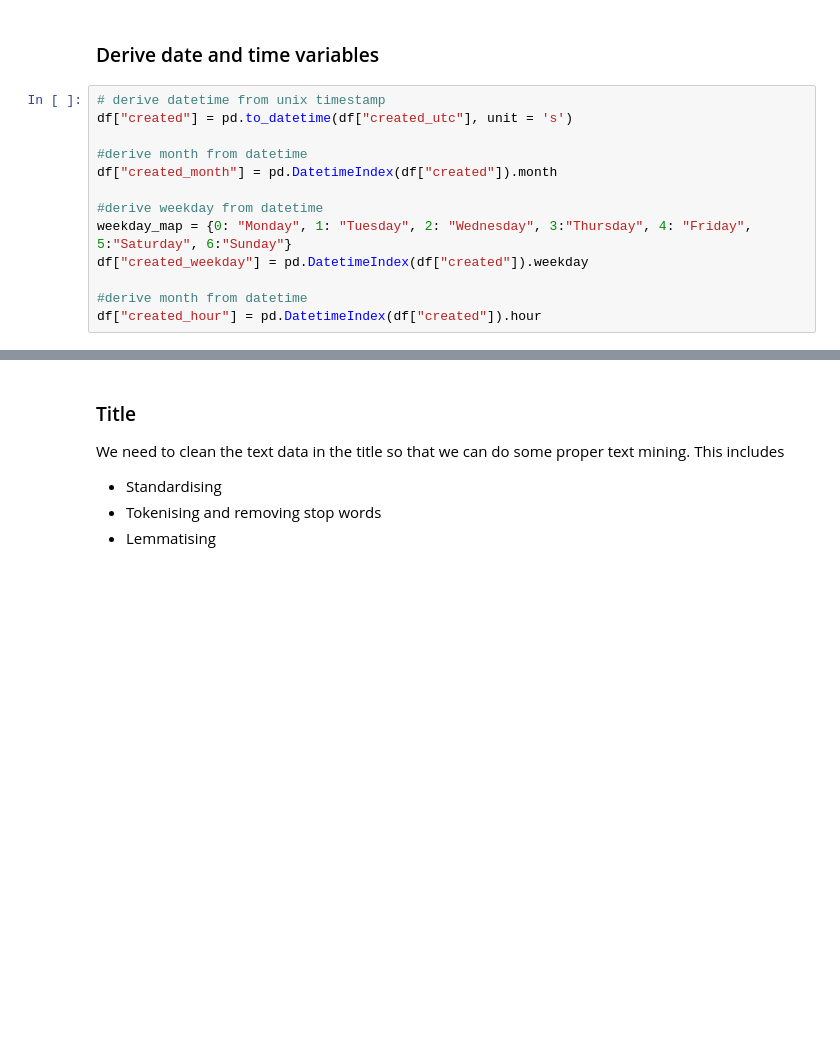
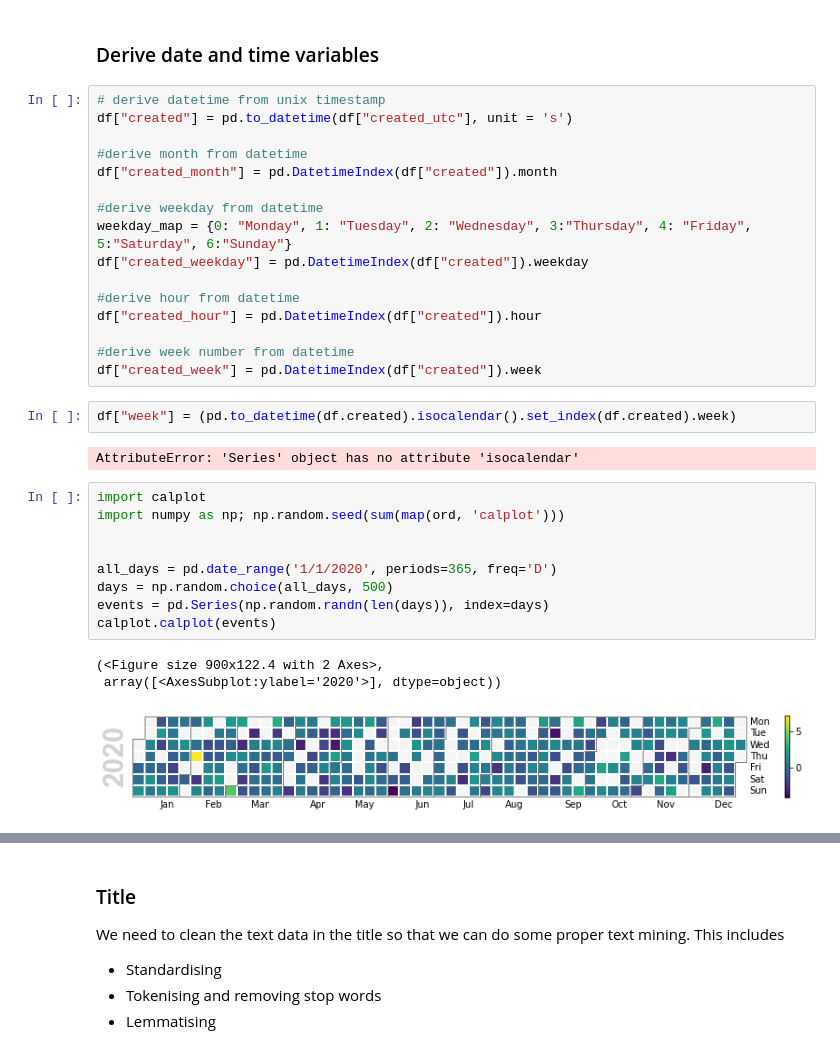
Before and after one commit to Lisa-Ho/breadit, a Jupyter notebook: notebooks/lockdown-baking-part-2-data-cleaning-classification.ipynb, the cells around one changed output, grey strips where cells are left out. Saved outputs shown, nothing was run; the diff lists cells and outputs as text; blank space fills up the shorter version.

```diff
--- a/notebooks/lockdown-baking-part-2-data-cleaning-classification.ipynb
+++ b/notebooks/lockdown-baking-part-2-data-cleaning-classification.ipynb
@@ -80,5 +78,25 @@ df["created_month"] = pd.DatetimeIndex(df["created"]).month
 weekday_map = {0: "Monday", 1: "Tuesday", 2: "Wednesday", 3:"Thursday", 4: "Friday", 5:"Saturday", 6:"Sunday"}
 df["created_weekday"] = pd.DatetimeIndex(df["created"]).weekday
 
-#derive month from datetime
+#derive hour from datetime
 df["created_hour"] = pd.DatetimeIndex(df["created"]).hour
+
+#derive week number from datetime
+df["created_week"] = pd.DatetimeIndex(df["created"]).week
+# %%
+df["week"] = (pd.to_datetime(df.created).isocalendar().set_index(df.created).week)
+# %% [output]
+AttributeError: 'Series' object has no attribute 'isocalendar'
+# %%
+import calplot
+import numpy as np; np.random.seed(sum(map(ord, 'calplot')))
+
+
+all_days = pd.date_range('1/1/2020', periods=365, freq='D')
+days = np.random.choice(all_days, 500)
+events = pd.Series(np.random.randn(len(days)), index=days)
+calplot.calplot(events)
+# %% [output]
+(<Figure size 900x122.4 with 2 Axes>,
+ array([<AxesSubplot:ylabel='2020'>], dtype=object))
+[figure, added]
```
Also changed, not shown: parts of 20 cells of this notebook.
